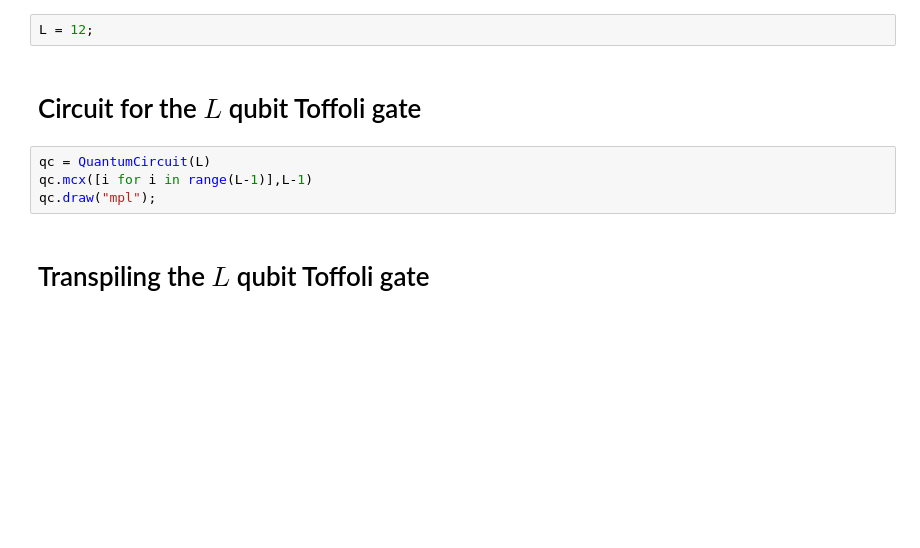
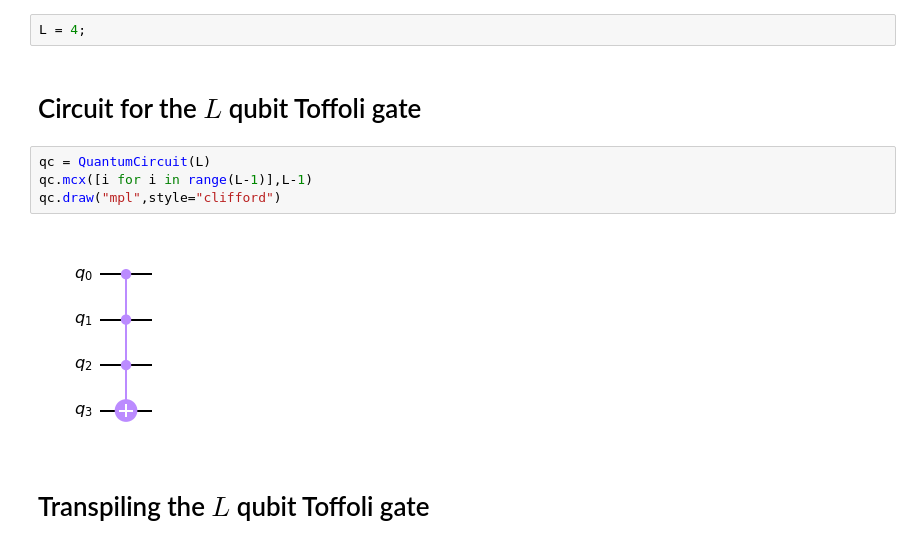
Before and after one commit to psasanka1729/nisq-grover-qiskit-floquet-model, a Jupyter notebook: create_gates_list.ipynb, the cells around one changed output. Saved outputs shown, nothing was run; the diff lists cells and outputs as text; blank space fills up the shorter version.

```diff
--- a/create_gates_list.ipynb
+++ b/create_gates_list.ipynb
@@ -8,13 +8,15 @@ import numpy as np
 #import matplotlib.pyplot as plt
 import re
 # %%
-L = 12;
+L = 4;
 # %% [markdown]
 # Circuit for the $L$ qubit Toffoli gate
 # %%
 qc = QuantumCircuit(L)
 qc.mcx([i for i in range(L-1)],L-1)
-qc.draw("mpl");
+qc.draw("mpl",style="clifford")
+# %% [output]
+[figure, added]
 # %% [markdown]
 # Transpiling the $L$ qubit Toffoli gate
 # %%
```
Also changed, not shown: parts of 8 cells of this notebook, 5 other files.
